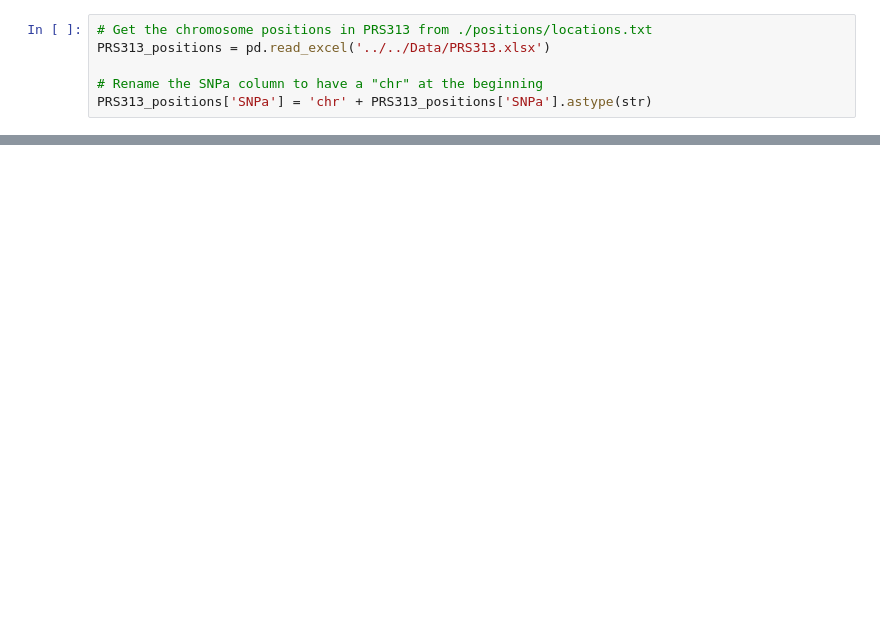
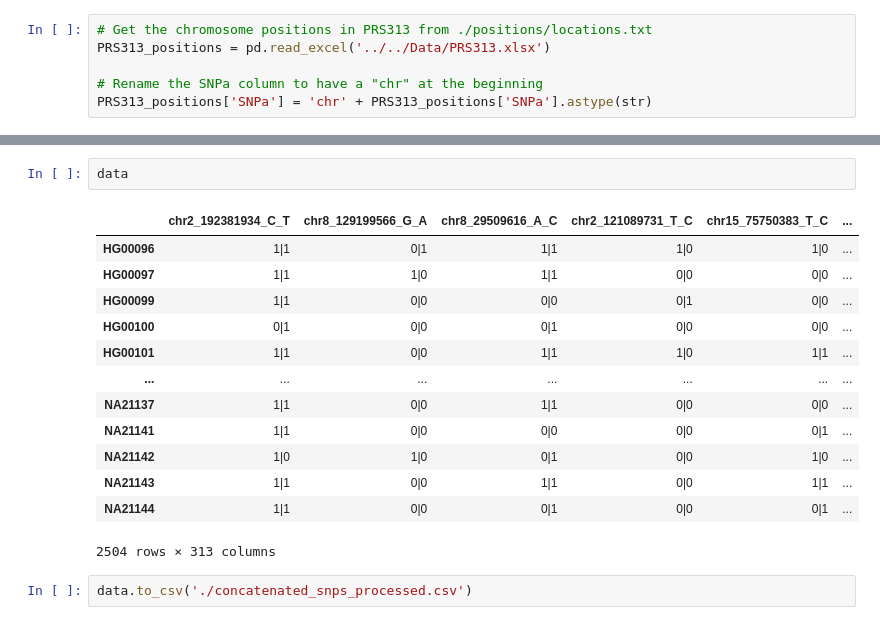
Before and after one commit to aaronge-2020/FastImpute, a Jupyter notebook: scripts/Python/Handle_multiallelic.ipynb, the cells around one changed output, grey strips where cells are left out. Saved outputs shown, nothing was run; the diff lists cells and outputs as text; blank space fills up the shorter version.

```diff
--- a/scripts/Python/Handle_multiallelic.ipynb
+++ b/scripts/Python/Handle_multiallelic.ipynb
@@ -69,0 +247,18 @@ for index, row in missing_positions.iterrows():
+# %%
+data
+# %% [output]
+|  | chr2_192381934_C_T | chr8_129199566_G_A | chr8_29509616_A_C | chr2_121089731_T_C | chr15_75750383_T_C | ... |
+| HG00096 | 1|1 | 0|1 | 1|1 | 1|0 | 1|0 | ... |
+| HG00097 | 1|1 | 1|0 | 1|1 | 0|0 | 0|0 | ... |
+| HG00099 | 1|1 | 0|0 | 0|0 | 0|1 | 0|0 | ... |
+| HG00100 | 0|1 | 0|0 | 0|1 | 0|0 | 0|0 | ... |
+| HG00101 | 1|1 | 0|0 | 1|1 | 1|0 | 1|1 | ... |
+| ... | ... | ... | ... | ... | ... | ... |
+| NA21137 | 1|1 | 0|0 | 1|1 | 0|0 | 0|0 | ... |
+| NA21141 | 1|1 | 0|0 | 0|0 | 0|0 | 0|1 | ... |
+| NA21142 | 1|0 | 1|0 | 0|1 | 0|0 | 1|0 | ... |
+| NA21143 | 1|1 | 0|0 | 1|1 | 0|0 | 1|1 | ... |
+| NA21144 | 1|1 | 0|0 | 0|1 | 0|0 | 0|1 | ... |
+2504 rows × 313 columns
+# %%
+data.to_csv('./concatenated_snps_processed.csv')
```
Also changed, not shown: parts of 17 cells of this notebook, 26 other files.
